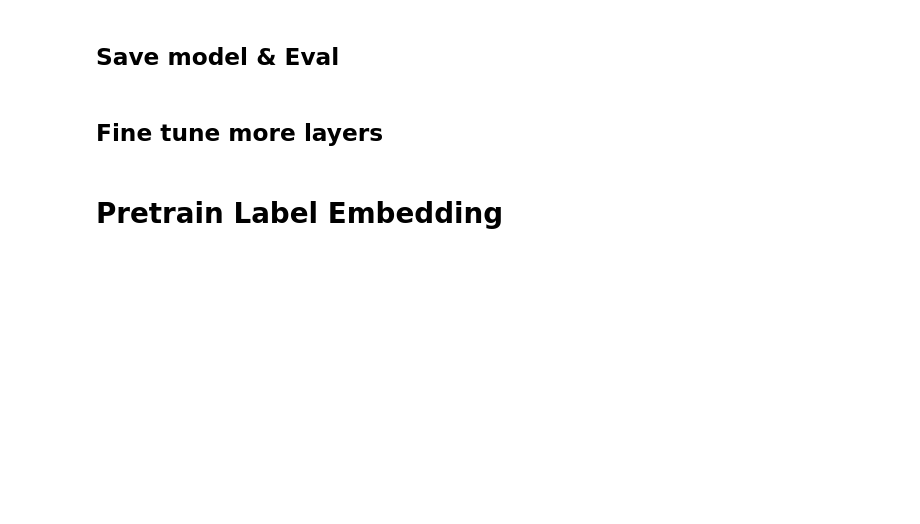
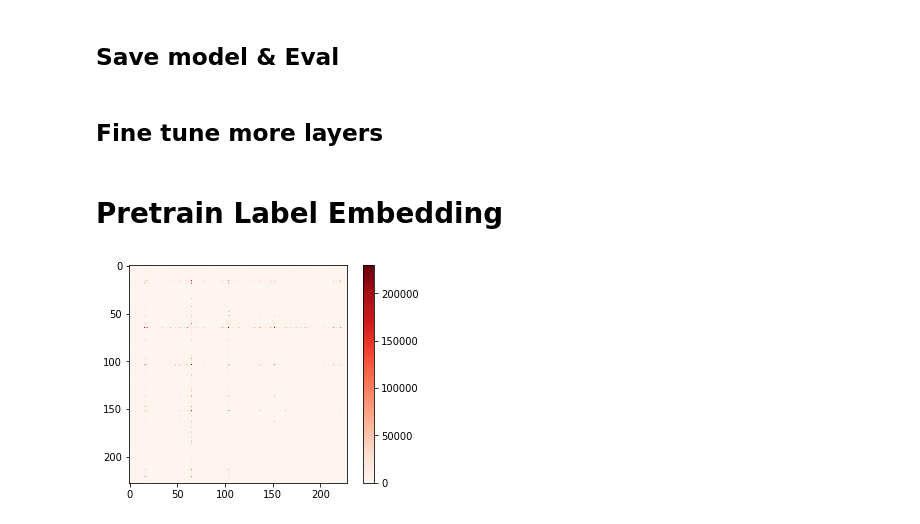
Before and after one commit to minfawang/cs231n-fashion, a Jupyter notebook: code/binbin_playground.ipynb, the cells around one changed output. Saved outputs shown, nothing was run; the diff lists cells and outputs as text; code cells hidden in the pictures; blank space fills up the shorter version.

```diff
--- a/code/binbin_playground.ipynb
+++ b/code/binbin_playground.ipynb
@@ -967,3 +969,5 @@ val_label_file='/home/fashion/data/validation.json'
 
 train_label_id = load_labels(train_label_file)
 val_label_id = load_labels(val_label_file)
+# %%
+comatrix_train = np.zeros((228,228))
@@ -969,0 +976,7 @@ val_label_id = load_labels(val_label_file)
+# %%
+for val in train_label_id.values():
+    size = len(val)
+    for i in range(size-1):
+        for j in range(i+1, size):
+            comatrix_train[val[i]-1][val[j]-1] += 1
+            comatrix_train[val[j]-1][val[i]-1] += 1
@@ -969,0 +990,6 @@ val_label_id = load_labels(val_label_file)
+# %%
+plt.imshow(comatrix_train,interpolation='nearest', cmap='Reds')
+plt.colorbar()
+plt.show()
+# %% [output]
+[figure, added]
```
Also changed, not shown: parts of 11 cells of this notebook, 1 other file.
